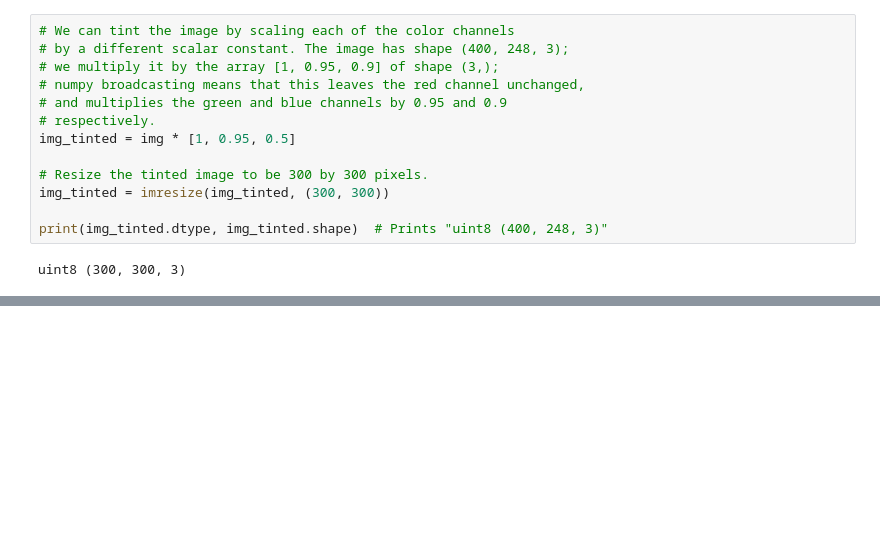
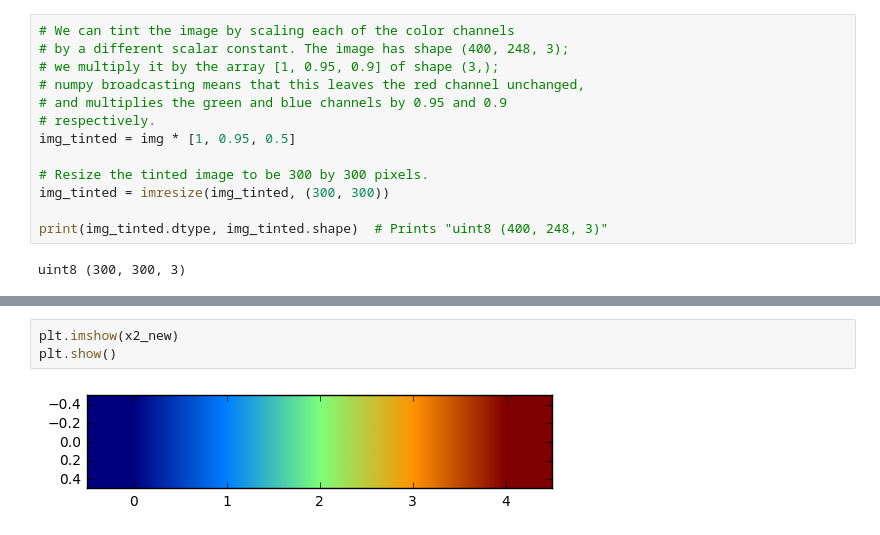
Before and after one commit to mastrudwick/intro-to-dsml, a Jupyter notebook: week1/code/image-operations.ipynb, the cells around one changed output, grey strips where cells are left out. Saved outputs shown, nothing was run; the diff lists cells and outputs as text; blank space fills up the shorter version.

```diff
--- a/week1/code/image-operations.ipynb
+++ b/week1/code/image-operations.ipynb
@@ -41,0 +81,5 @@ plt.show()
+# %%
+plt.imshow(x2_new)
+plt.show()
+# %% [output]
+[figure, added]
```
Also changed, not shown: parts of 8 cells of this notebook, 7 other files.
